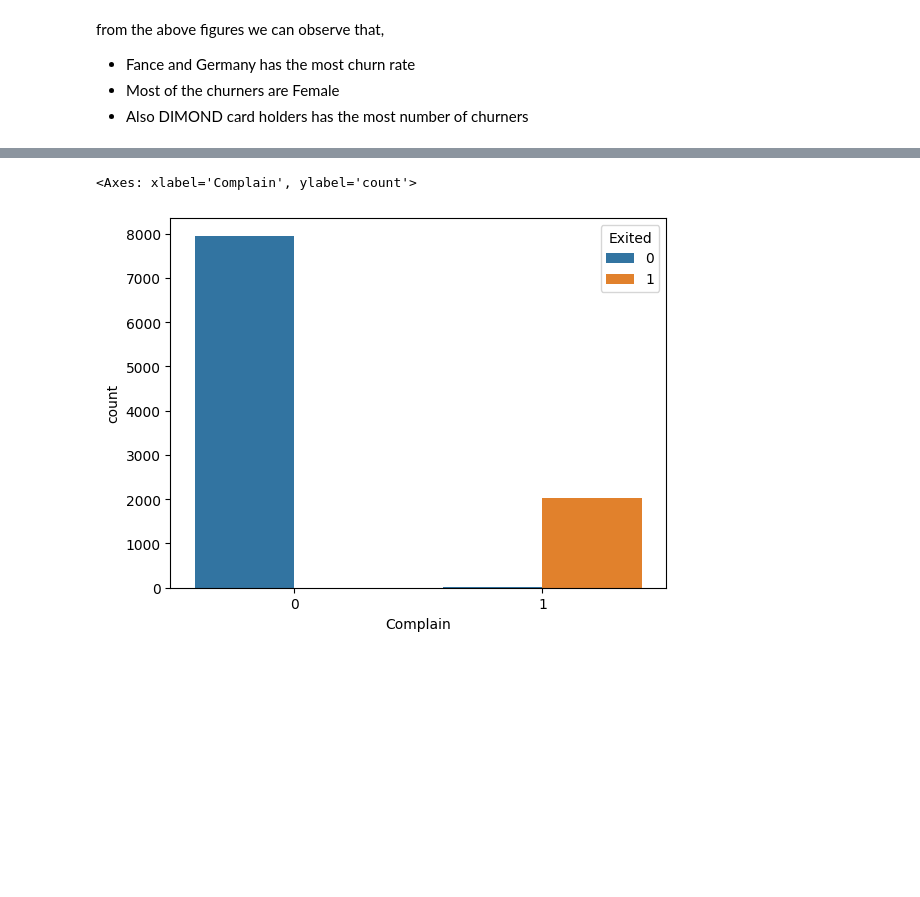
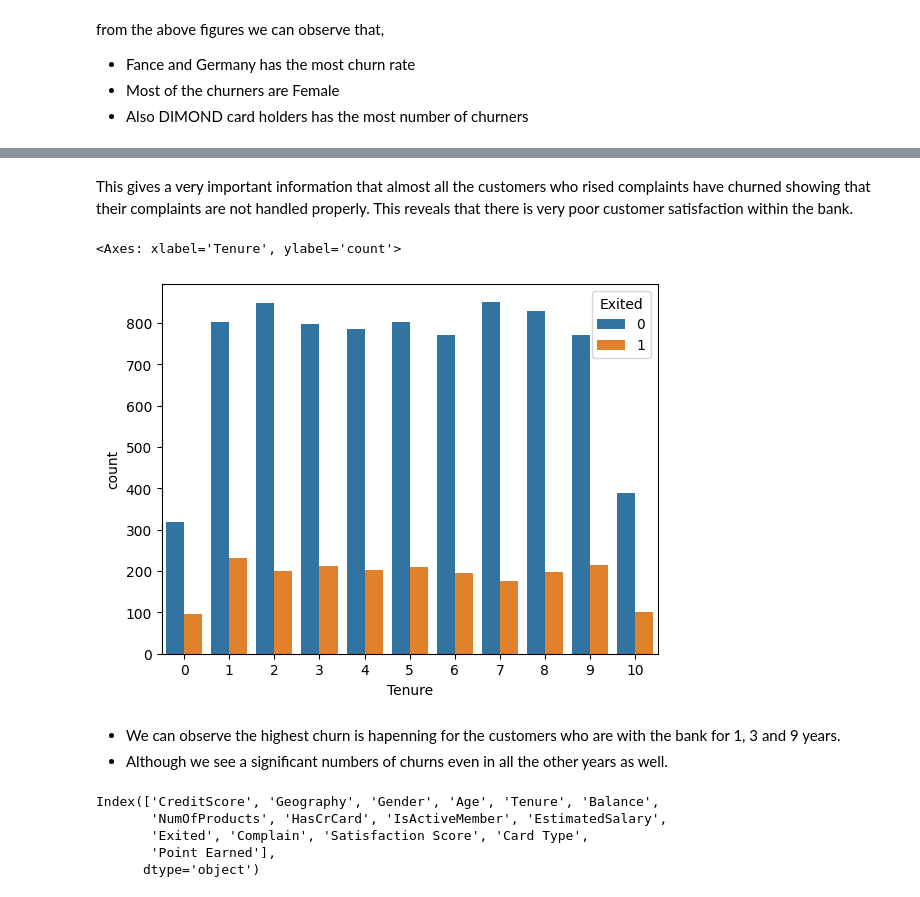
Before and after one commit to rizz045/Banking-Churn-Analysis-and-Prediction-Using-ML.ipynb, a Jupyter notebook: Banking_Churn_Analysis_and_Prediction_Using_ML.ipynb, the cells around one changed output, grey strips where cells are left out. Drawn from its saved outputs; the diff is of its cells as text; code cells hidden in the pictures; blank space fills up the shorter version.

```diff
--- a/Banking_Churn_Analysis_and_Prediction_Using_ML.ipynb
+++ b/Banking_Churn_Analysis_and_Prediction_Using_ML.ipynb
@@ -150,5 +157,20 @@ from the above figures we can observe that,
+# %% [markdown]
+This gives a very important information that almost all the customers who rised complaints have churned showing that their complaints are not handled properly.
+This reveals that there is very poor customer satisfaction within the bank.
 # %%
-sns.countplot(x=df['Complain'], hue = df['Exited'])
+sns.countplot(x=df["Tenure"], hue=df['Exited'])
+plt.title("Churn rate based on Tenure")
 # %% [output]
-<Axes: xlabel='Complain', ylabel='count'>
+<Axes: xlabel='Tenure', ylabel='count'>
-[figure, old version]
+[figure, new version]
+# %% [markdown]
+* We can observe the highest churn is hapenning for the customers who are with the bank for 1, 3 and 9 years.
+* Although we see a significant numbers of churns even in all the other years as well.
+# %%
+df.columns
+# %% [output]
+Index(['CreditScore', 'Geography', 'Gender', 'Age', 'Tenure', 'Balance',
+       'NumOfProducts', 'HasCrCard', 'IsActiveMember', 'EstimatedSalary',
+       'Exited', 'Complain', 'Satisfaction Score', 'Card Type',
+       'Point Earned'],
+      dtype='object')
```
Also changed, not shown: parts of 1 cell of this notebook.
